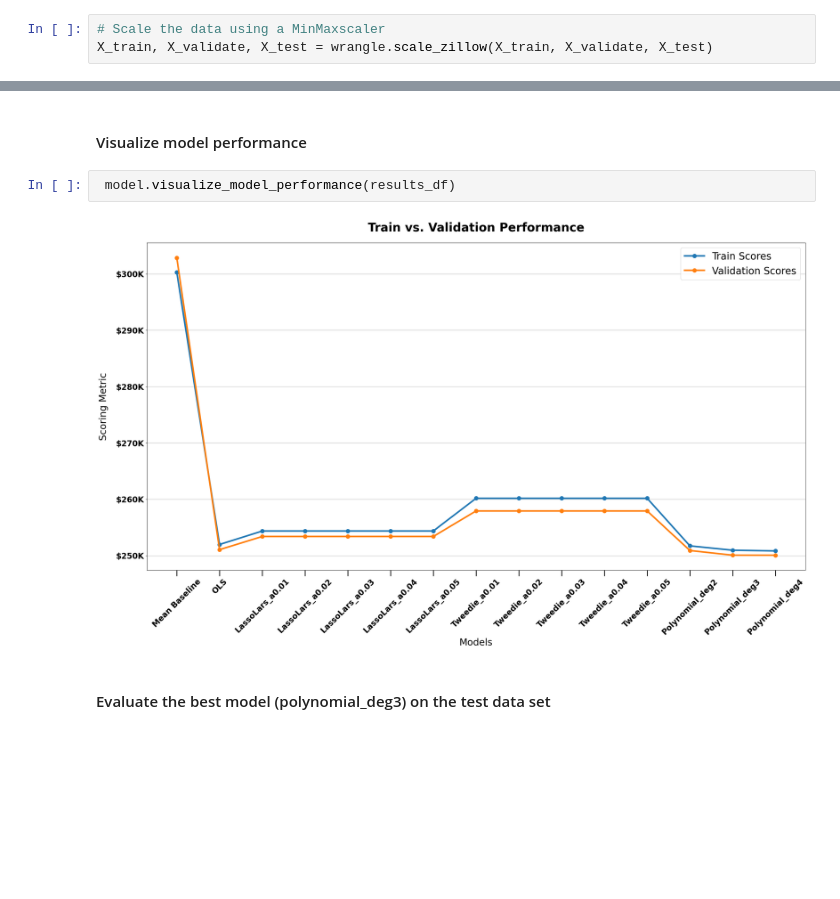
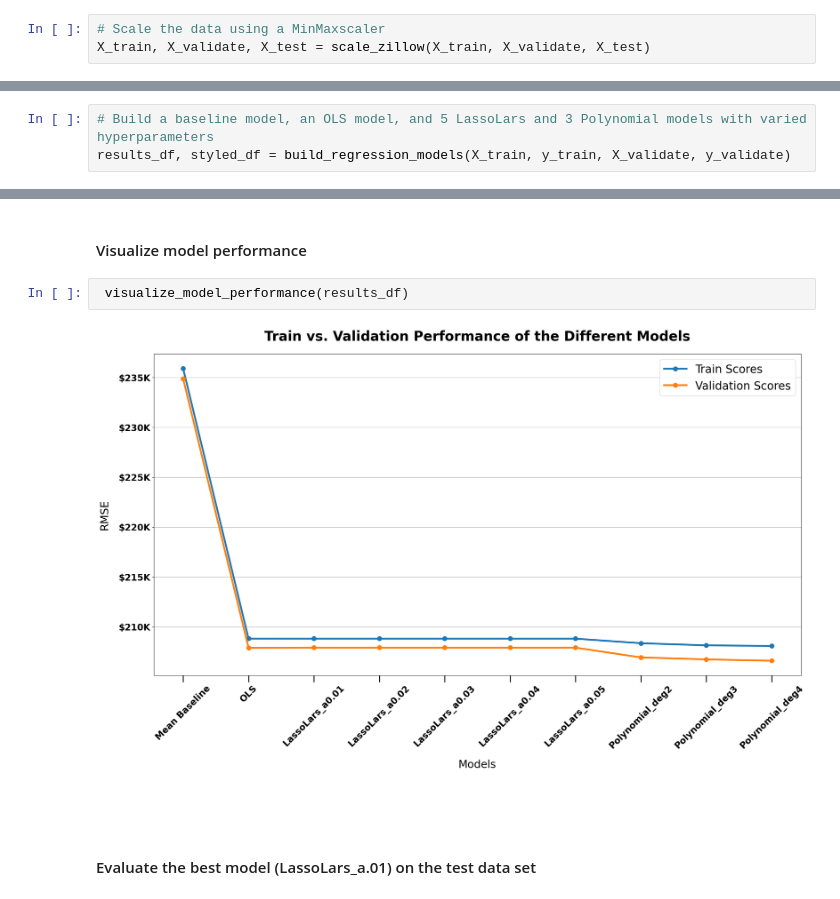
Before and after one commit to scottmattes1/regression-exercises, a Jupyter notebook: final_report.ipynb, the cells around one changed output, grey strips where cells are left out. Saved outputs shown, nothing was run; the diff lists cells and outputs as text; blank space fills up the shorter version.

Commit message:
added final report, wrangle, model, and explore.ipynb

```diff
--- a/final_report.ipynb
+++ b/final_report.ipynb
@@ -76,4 +147,4 @@ sns.pairplot(train)
 # Modeling
 # %%
 # Scale the data using a MinMaxscaler
-X_train, X_validate, X_test = wrangle.scale_zillow(X_train, X_validate, X_test)
+X_train, X_validate, X_test = scale_zillow(X_train, X_validate, X_test)
@@ -105,0 +151,3 @@ Generally, a green model will perform the best.
+# %%
+# Build a baseline model, an OLS model, and 5 LassoLars and 3 Polynomial models with varied hyperparameters
+results_df, styled_df = build_regression_models(X_train, y_train, X_validate, y_validate)
@@ -106,8 +173,10 @@ Generally, a green model will perform the best.
 # %% [markdown]
 #### Visualize model performance
 # %%
- model.visualize_model_performance(results_df)
+ visualize_model_performance(results_df)
 # %% [output]
-[figure, old version]
+[figure, new version]
+# %% [markdown]
+####
 # %% [markdown]
-#### Evaluate the best model (polynomial_deg3) on the test data set
+#### Evaluate the best model (LassoLars_a.01) on the test data set
```
Also changed, not shown: parts of 39 cells of this notebook, 3 other files.
